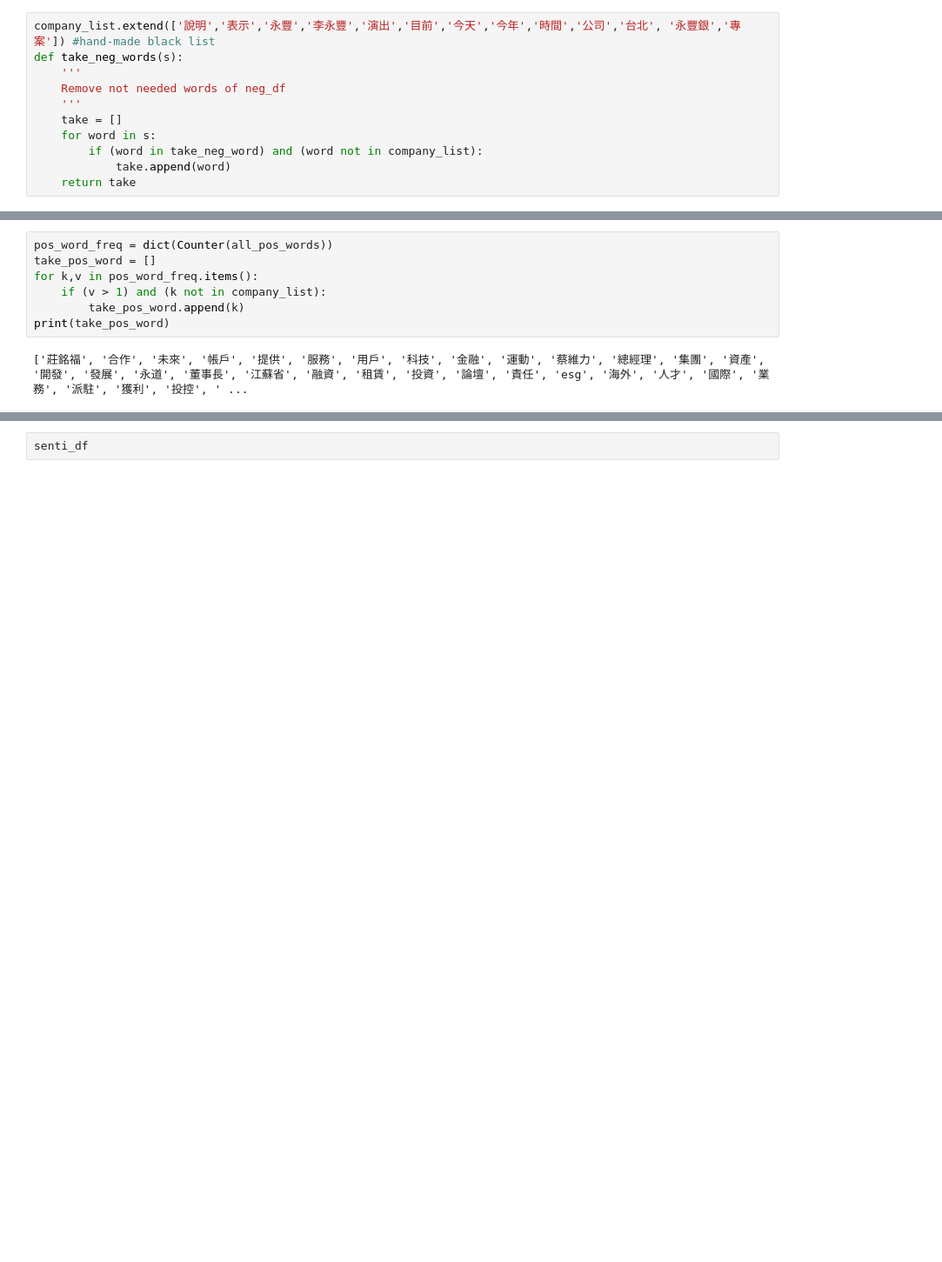
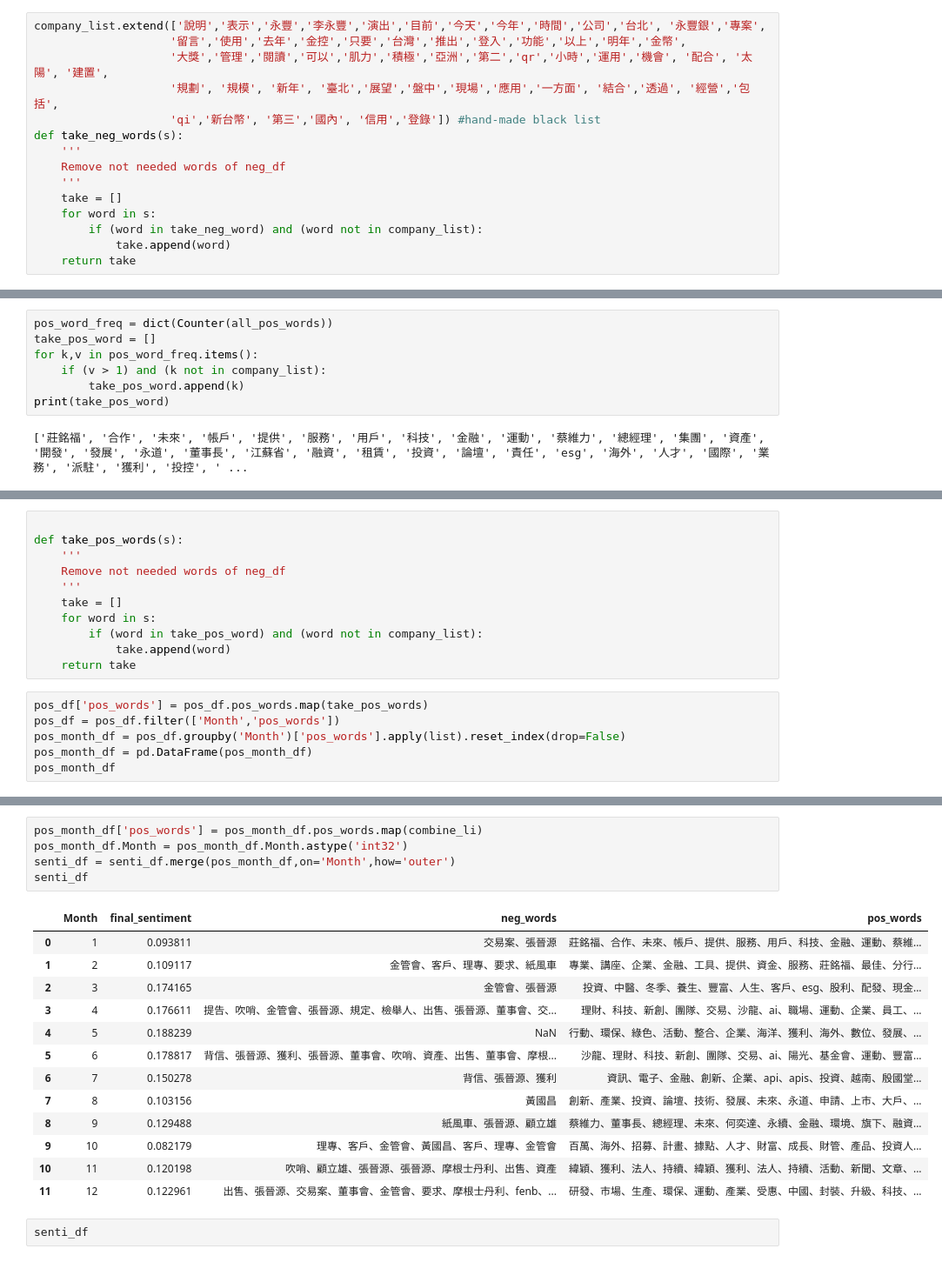
Before and after one commit to tychen5/BERT_chinese_LM_processing, a Jupyter notebook: src/Test.ipynb, the cells around one changed output, grey strips where cells are left out. Shown at 87% size. Drawn from its saved outputs; the diff is of its cells as text; blank space fills up the shorter version.

```diff
--- a/src/Test.ipynb
+++ b/src/Test.ipynb
@@ -287,5 +287,9 @@ print(take_neg_word)
 # %%
-company_list.extend(['說明','表示','永豐','李永豐','演出','目前','今天','今年','時間','公司','台北', '永豐銀','專案']) #hand-made black list
+company_list.extend(['說明','表示','永豐','李永豐','演出','目前','今天','今年','時間','公司','台北', '永豐銀','專案',
+                    '留言','使用','去年','金控','只要','台灣','推出','登入','功能','以上','明年','金幣',
+                    '大獎','管理','閱讀','可以','肌力','積極','亞洲','第二','qr','小時','運用','機會', '配合', '太陽', '建置',
+                    '規劃', '規模', '新年', '臺北','展望','盤中','現場','應用','一方面', '結合','透過', '經營','包括',
+                    'qi','新台幣', '第三','國內', '信用','登錄']) #hand-made black list
 def take_neg_words(s):
     '''
     Remove not needed words of neg_df
@@ -387,0 +392,17 @@ company_list.extend(['說明','表示','永豐','李永豐','演出','目前','
+# %%
+
+def take_pos_words(s):
+    '''
+    Remove not needed words of neg_df
+    '''
+    take = []
+    for word in s:
+        if (word in take_pos_word) and (word not in company_list):
+            take.append(word)
+    return take
+# %%
+pos_df['pos_words'] = pos_df.pos_words.map(take_pos_words)
+pos_df = pos_df.filter(['Month','pos_words'])
+pos_month_df = pos_df.groupby('Month')['pos_words'].apply(list).reset_index(drop=False)
+pos_month_df = pd.DataFrame(pos_month_df)
+pos_month_df
@@ -388,3 +428,22 @@ company_list.extend(['說明','表示','永豐','李永豐','演出','目前','
+# %%
+pos_month_df['pos_words'] = pos_month_df.pos_words.map(combine_li)
+pos_month_df.Month = pos_month_df.Month.astype('int32')
+senti_df = senti_df.merge(pos_month_df,on='Month',how='outer')
+senti_df
+# %% [output]
+|  | Month | final_sentiment | neg_words | pos_words |
+| 0 | 1 | 0.093811 | 交易案、張晉源 | 莊銘福、合作、未來、帳戶、提供、服務、用戶、科技、金融、運動、蔡維... |
+| 1 | 2 | 0.109117 | 金管會、客戶、理專、要求、紙風車 | 專業、講座、企業、金融、工具、提供、資金、服務、莊銘福、最佳、分行... |
+| 2 | 3 | 0.174165 | 金管會、張晉源 | 投資、中醫、冬季、養生、豐富、人生、客戶、esg、股利、配發、現金... |
+| 3 | 4 | 0.176611 | 提告、吹哨、金管會、張晉源、規定、檢舉人、出售、張晉源、董事會、交... | 理財、科技、新創、團隊、交易、沙龍、ai、職場、運動、企業、員工、... |
+| 4 | 5 | 0.188239 | NaN | 行動、環保、綠色、活動、整合、企業、海洋、獲利、海外、數位、發展、... |
+| 5 | 6 | 0.178817 | 背信、張晉源、獲利、張晉源、董事會、吹哨、資產、出售、董事會、摩根... | 沙龍、理財、科技、新創、團隊、交易、ai、陽光、基金會、運動、豐富... |
+| 6 | 7 | 0.150278 | 背信、張晉源、獲利 | 資訊、電子、金融、創新、企業、api、apis、投資、越南、殷國堂... |
+| 7 | 8 | 0.103156 | 黃國昌 | 創新、產業、投資、論壇、技術、發展、未來、永道、申請、上市、大戶、... |
+| 8 | 9 | 0.129488 | 紙風車、張晉源、顧立雄 | 蔡維力、董事長、總經理、未來、何奕達、永續、金融、環境、旗下、融資... |
+| 9 | 10 | 0.082179 | 理專、客戶、金管會、黃國昌、客戶、理專、金管會 | 百萬、海外、招募、計畫、據點、人才、財富、成長、財管、產品、投資人... |
+| 10 | 11 | 0.120198 | 吹哨、顧立雄、張晉源、張晉源、摩根士丹利、出售、資產 | 緯穎、獲利、法人、持續、緯穎、獲利、法人、持續、活動、新聞、文章、... |
+| 11 | 12 | 0.122961 | 出售、張晉源、交易案、董事會、金管會、要求、摩根士丹利、fenb、... | 研發、市場、生產、環保、運動、產業、受惠、中國、封裝、升級、科技、... |
 # %%
 senti_df
 # %% [output]
```
Also changed, not shown: parts of 8 cells of this notebook, 2 other files.
